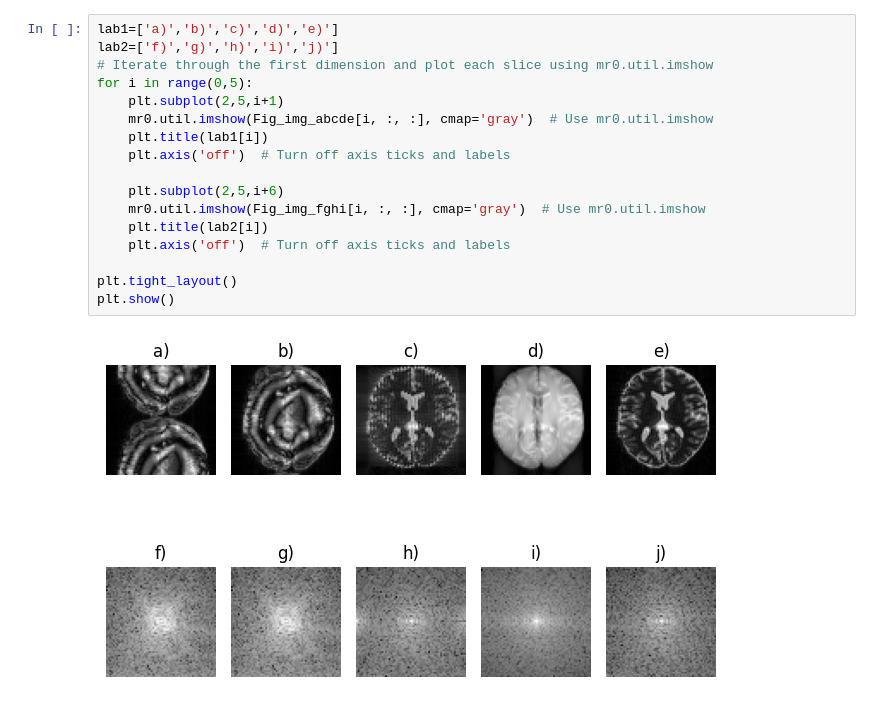
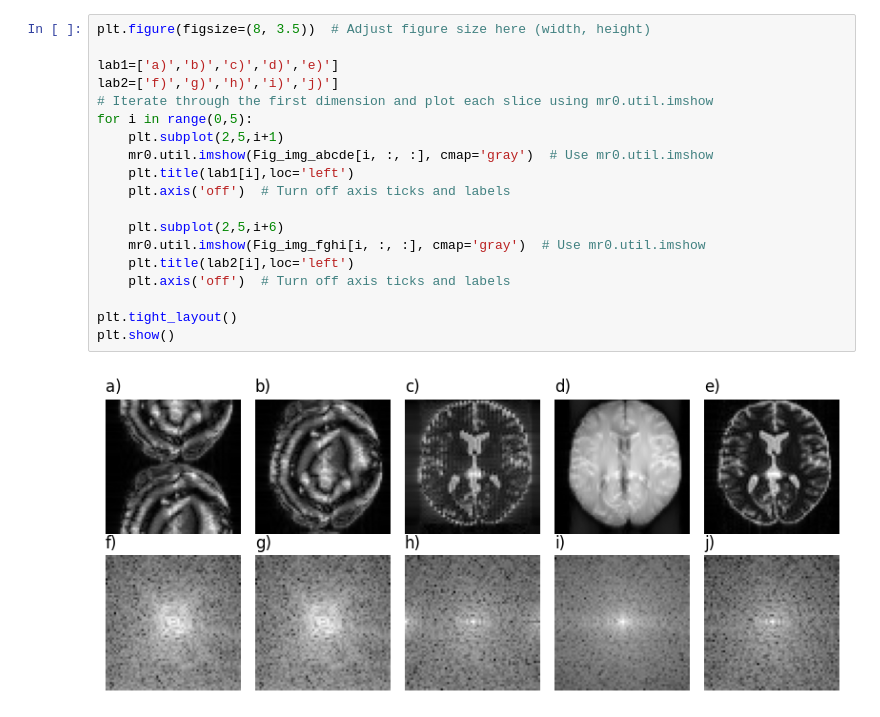
Before and after one commit to ovedtal1/Article_MAGMA24_RMRI, a Jupyter notebook: scripts/Fig_5_TSE_2D_re-implementation.ipynb, the cells around one changed output. Drawn from its saved outputs; the diff is of its cells as text.

```diff
--- a/scripts/Fig_5_TSE_2D_re-implementation.ipynb
+++ b/scripts/Fig_5_TSE_2D_re-implementation.ipynb
@@ -861,20 +897,22 @@ Calculating repetition 66 / 66 - done
 [figure]
 # %%
+plt.figure(figsize=(8, 3.5))  # Adjust figure size here (width, height)
+
 lab1=['a)','b)','c)','d)','e)']
 lab2=['f)','g)','h)','i)','j)']
 # Iterate through the first dimension and plot each slice using mr0.util.imshow
 for i in range(0,5):
     plt.subplot(2,5,i+1)
     mr0.util.imshow(Fig_img_abcde[i, :, :], cmap='gray')  # Use mr0.util.imshow
-    plt.title(lab1[i])
+    plt.title(lab1[i],loc='left')
     plt.axis('off')  # Turn off axis ticks and labels
 
     plt.subplot(2,5,i+6)
     mr0.util.imshow(Fig_img_fghi[i, :, :], cmap='gray')  # Use mr0.util.imshow
-    plt.title(lab2[i])
+    plt.title(lab2[i],loc='left')
     plt.axis('off')  # Turn off axis ticks and labels
 
 plt.tight_layout()
 plt.show()
 # %% [output]
-[figure, old version]
+[figure, new version]
```
Also changed, not shown: parts of 8 cells of this notebook.
